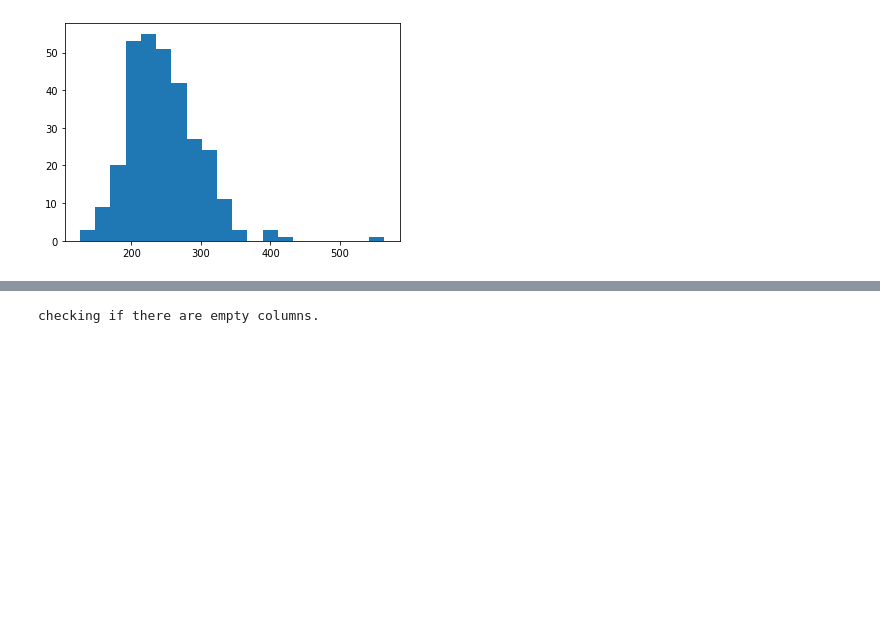
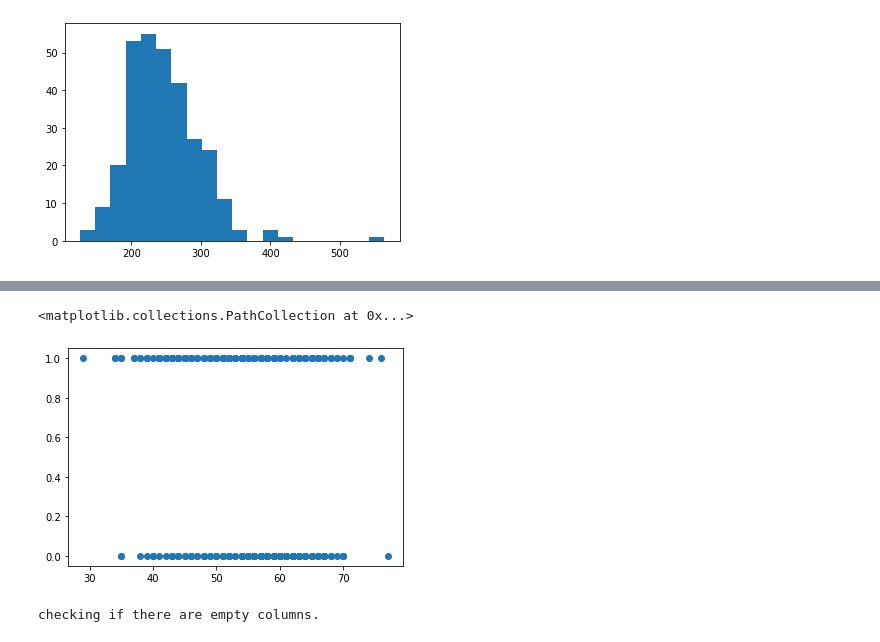
Before and after one commit to tasozgurcem11/possible-hearth-attack, a Jupyter notebook: heart-attack-classification.ipynb, the cells around one changed output, grey strips where cells are left out. Cells and saved outputs as stored; diff of their text form; code cells hidden in the pictures; blank space fills up the shorter version.

```diff
--- a/heart-attack-classification.ipynb
+++ b/heart-attack-classification.ipynb
@@ -81,3 +91,8 @@ plt.hist(train_df['chol'], bins=20)
+# %%
+plt.scatter(train_df['age'], train_df['target'])
+# %% [output]
+<matplotlib.collections.PathCollection at 0x...>
+[figure, added]
 # %%
 print('checking if there are empty columns.')
 train_df.isnull().sum()
```
Also changed, not shown: parts of 1 cell of this notebook.
